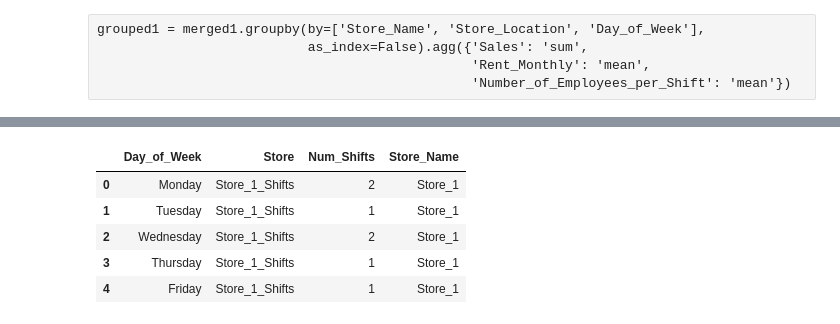
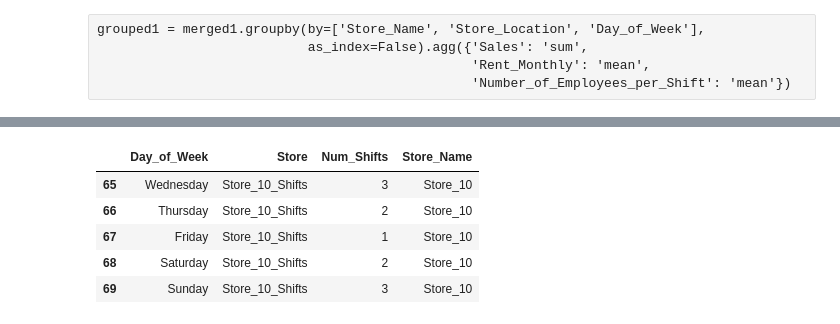
Before and after one commit to lnbalon/python_lectures, a Jupyter notebook: pandas_lecture/lecture.ipynb, the cells around one changed output, grey strips where cells are left out. Drawn from its saved outputs; the diff is of its cells as text; code cells hidden in the pictures.

```diff
--- a/pandas_lecture/lecture.ipynb
+++ b/pandas_lecture/lecture.ipynb
@@ -296,11 +384,11 @@ num_shifts_melted.head()
 # %%
 num_shifts_melted['Store_Name'] = [x[:-7] for x in num_shifts_melted['Store']]
 # %%
-num_shifts_melted.head()
+num_shifts_melted.tail()
 # %% [output]
 |  | Day_of_Week | Store | Num_Shifts | Store_Name |
-| 0 | Monday | Store_1_Shifts | 2 | Store_1 |
-| 1 | Tuesday | Store_1_Shifts | 1 | Store_1 |
-| 2 | Wednesday | Store_1_Shifts | 2 | Store_1 |
-| 3 | Thursday | Store_1_Shifts | 1 | Store_1 |
-| 4 | Friday | Store_1_Shifts | 1 | Store_1 |
+| 65 | Wednesday | Store_10_Shifts | 3 | Store_10 |
+| 66 | Thursday | Store_10_Shifts | 2 | Store_10 |
+| 67 | Friday | Store_10_Shifts | 1 | Store_10 |
+| 68 | Saturday | Store_10_Shifts | 2 | Store_10 |
+| 69 | Sunday | Store_10_Shifts | 3 | Store_10 |
```
Also changed, not shown: parts of 37 cells of this notebook, 1 other file.
